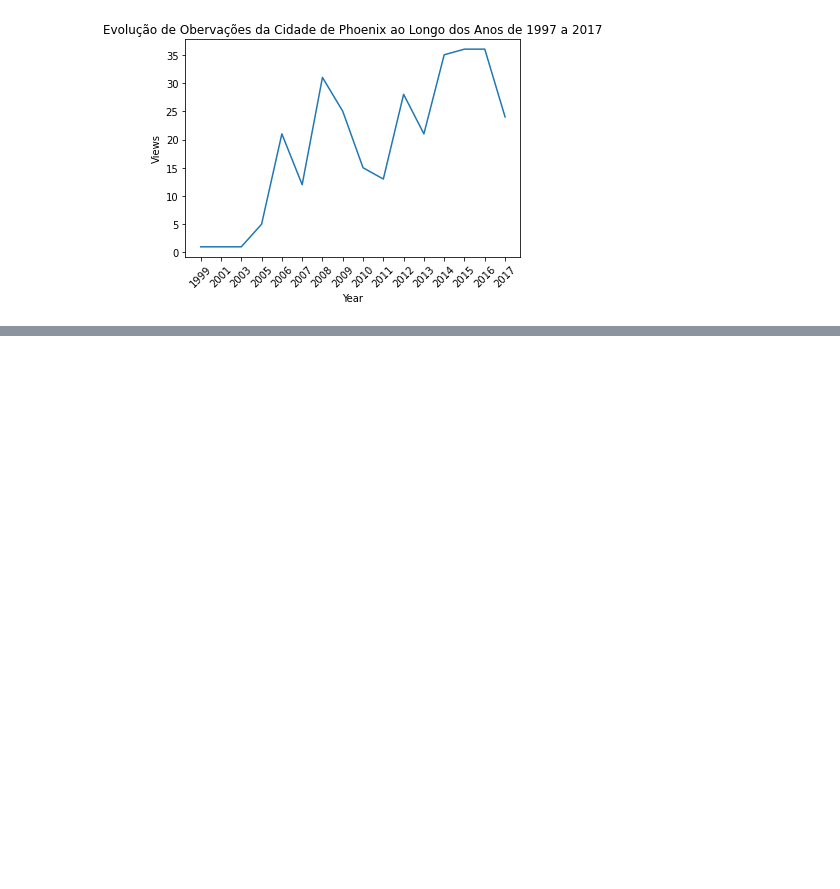
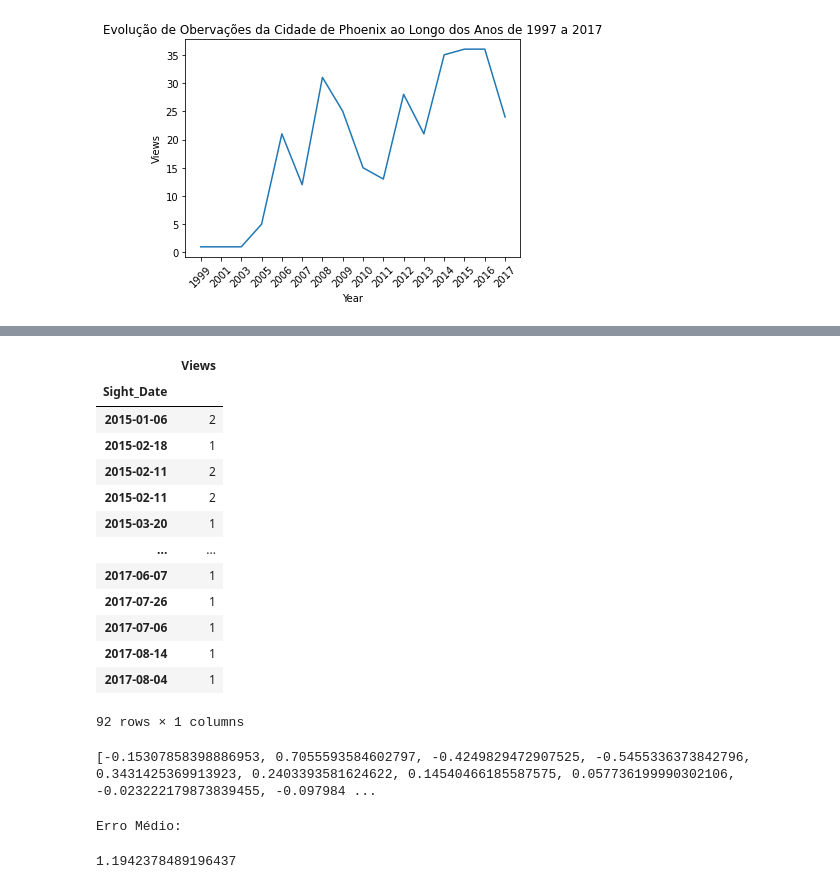
Before and after one commit to marinhothiago/webscraping-ovnis, a Jupyter notebook: 7a Etapa - Analise Temporal/5_12_Análise_temporal.ipynb, the cells around one changed output, grey strips where cells are left out. Saved outputs shown, nothing was run; the diff lists cells and outputs as text; code cells hidden in the pictures; blank space fills up the shorter version.

```diff
--- a/7a Etapa - Analise Temporal/5_12_Análise_temporal.ipynb
+++ b/7a Etapa - Analise Temporal/5_12_Análise_temporal.ipynb
@@ -150,0 +292,44 @@ plt.show()
+# %%
+df_test
+# %% [output]
+|  | Views |
+| Sight_Date |  |
+| 2015-01-06 | 2 |
+| 2015-02-18 | 1 |
+| 2015-02-11 | 2 |
+| 2015-02-11 | 2 |
+| 2015-03-20 | 1 |
+| ... | ... |
+| 2017-06-07 | 1 |
+| 2017-07-26 | 1 |
+| 2017-07-06 | 1 |
+| 2017-08-14 | 1 |
+| 2017-08-04 | 1 |
+92 rows × 1 columns
+# %%
+array_forecast = []
+array_test = []
+diferenca = []
+
+for i in df_forecast.itertuples():
+  array_forecast.append(float(df_forecast.Views[i.Index]))
+
+for index, row in df_test.iterrows():
+  teste = str(row["Views"])
+  array_test.append(float(teste))
+
+for i in range(92):
+  diferenca.append(array_forecast[i] - array_test[i])
+
+print(diferenca)
+# %% [output]
+[-0.15307858398886953, 0.7055593584602797, -0.4249829472907525, -0.5455336373842796, 0.3431425369913923, 0.2403393581624622, 0.14540466185587575, 0.057736199990302106, -0.023222179873839455, -0.097984 ...
+# %%
+# O Erro Médio é calculado quando calculamos o valor absoluto
+# da diferença entre o forecast e df_teste, depois pegamos a media desse vetor
+# resultante.
+print("Erro Médio:")
+np.mean(np.abs(diferenca))
+# %% [output]
+Erro Médio:
+1.1942378489196437
```
Also changed, not shown: parts of 20 cells of this notebook, 1 other file.
